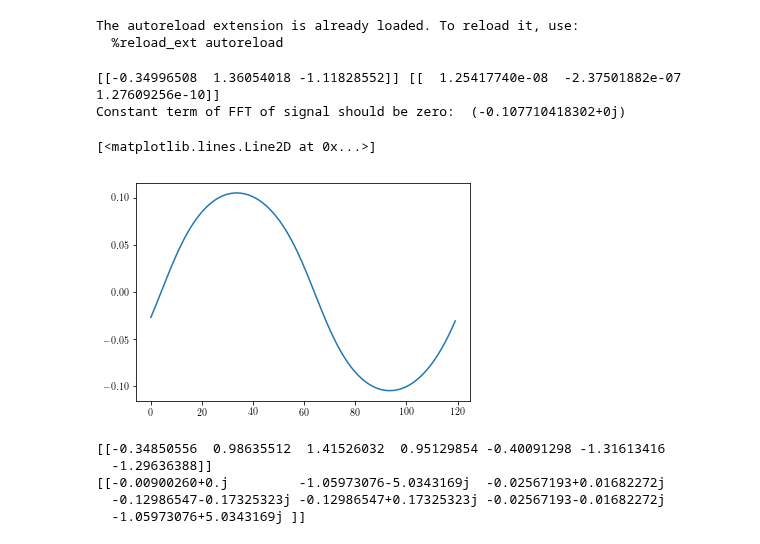
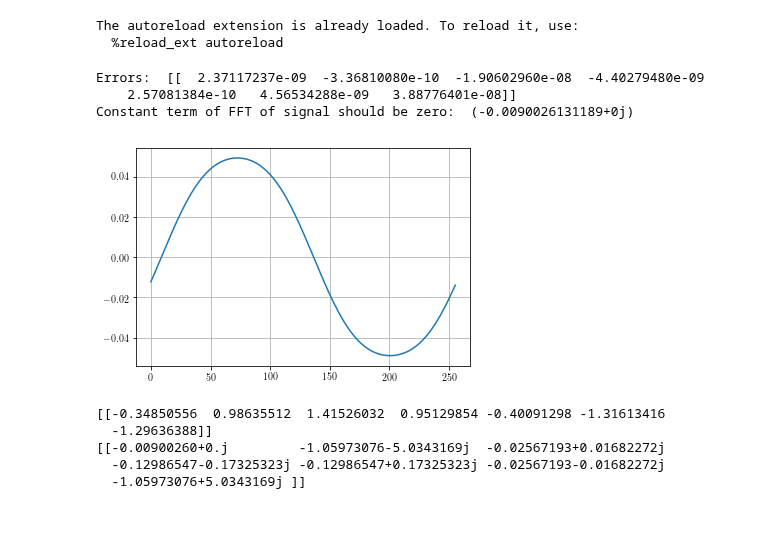
Before and after one commit to josephcslater/mousai, a Jupyter notebook: docs/tutorial/demos/Duffing.ipynb, the cells around one changed output. Drawn from its saved outputs; the diff is of its cells as text; code cells hidden in the pictures.

```diff
--- a/docs/tutorial/demos/Duffing.ipynb
+++ b/docs/tutorial/demos/Duffing.ipynb
@@ -15,20 +15,20 @@ The autoreload extension is already loaded. To reload it, use:
 # Test that all is working. Extra harmonics help the constant term of FFT land at zero.
 # Artificial biases cause this error because of non-zero relative phase of response.
 # Explaination needs an example. Just trust me. Use more harmonics.
-t, x, e, amps, phases = ms.hb_so(ms.duff_osc, sp.array([[0,1,-1]]), .7)
-print(x,e)
+t, x, e, amps, phases = ms.hb_so(ms.duff_osc, sp.array([[0,1,-1,0,0,0,0]]), .7)
+print('Errors: ',e)
 print('Constant term of FFT of signal should be zero: ', ms.fftp.fft(x)[0,0])
 # %% [output]
-[[-0.34996508  1.36054018 -1.11828552]] [[  1.25417740e-08  -2.37501882e-07   1.27609256e-10]]
-Constant term of FFT of signal should be zero:  (-0.107710418302+0j)
+Errors:  [[  2.37117237e-09  -3.36810080e-10  -1.90602960e-08  -4.40279480e-09
+    2.57081384e-10   4.56534288e-09   3.88776401e-08]]
+Constant term of FFT of signal should be zero:  (-0.0090026131189+0j)
 # %%
 # Let's get a smoother response
 time, x = ms.time_history(t,x)
+plt.plot(time,x.T)
+plt.grid(True)
+# %% [output]
+[figure, added]
-# %%
-plt.plot(time,x.T)
-# %% [output]
-[<matplotlib.lines.Line2D at 0x...>]
-[figure, removed]
 # %%
 t, x, e, amps, phases = ms.hb_so(ms.duff_osc, sp.array([[0,1,-1,0,0,0,0]]), .7, f_tol = 1e-10)
 print(x)
```
Also changed, not shown: parts of 2 cells of this notebook.
